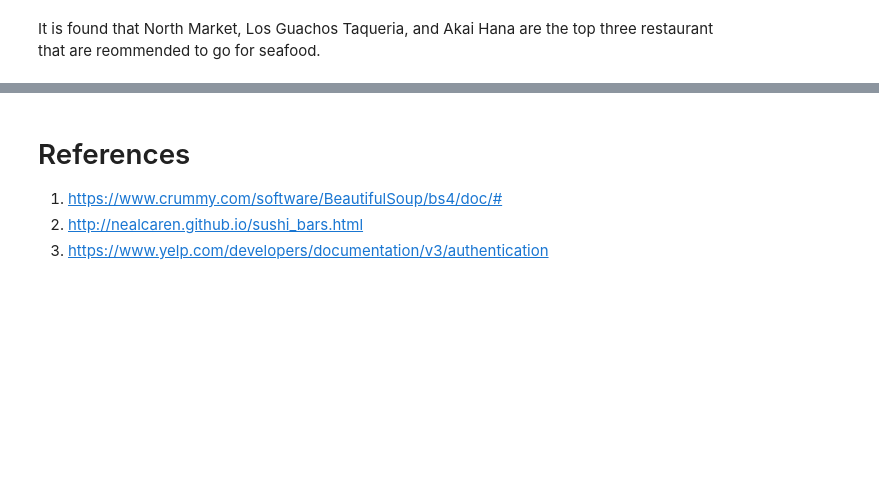
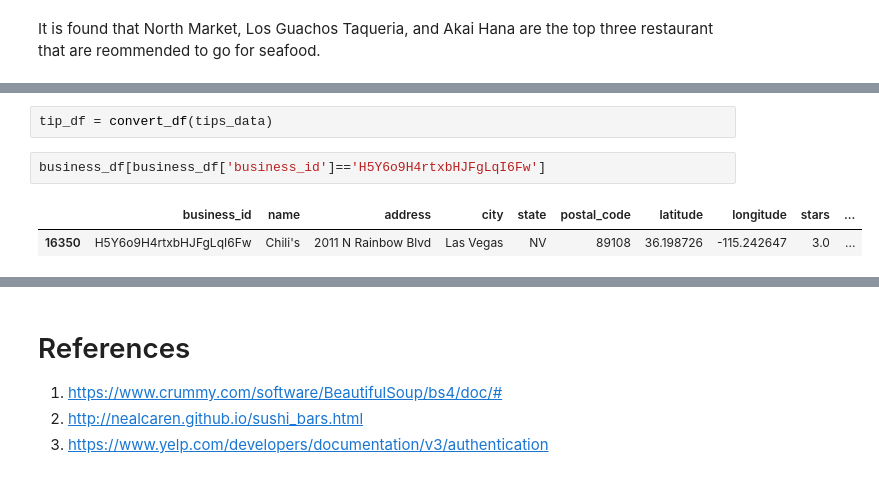
Before and after one commit to honeybird1991/Data_Incubator_Project, a Jupyter notebook: Project/TDI_Project_CW.ipynb, the cells around one changed output, grey strips where cells are left out. Drawn from its saved outputs; the diff is of its cells as text; blank space fills up the shorter version.

```diff
--- a/Project/TDI_Project_CW.ipynb
+++ b/Project/TDI_Project_CW.ipynb
@@ -182,0 +573,7 @@ It is found that North Market, Los Guachos Taqueria, and  Akai Hana are the top
+# %%
+tip_df = convert_df(tips_data)
+# %%
+business_df[business_df['business_id']=='H5Y6o9H4rtxbHJFgLqI6Fw']
+# %% [output]
+|  | business_id | name | address | city | state | postal_code | latitude | longitude | stars | ... |
+| 16350 | H5Y6o9H4rtxbHJFgLqI6Fw | Chili's | 2011 N Rainbow Blvd | Las Vegas | NV | 89108 | 36.198726 | -115.242647 | 3.0 | ... |
```
Also changed, not shown: parts of 94 cells of this notebook.
